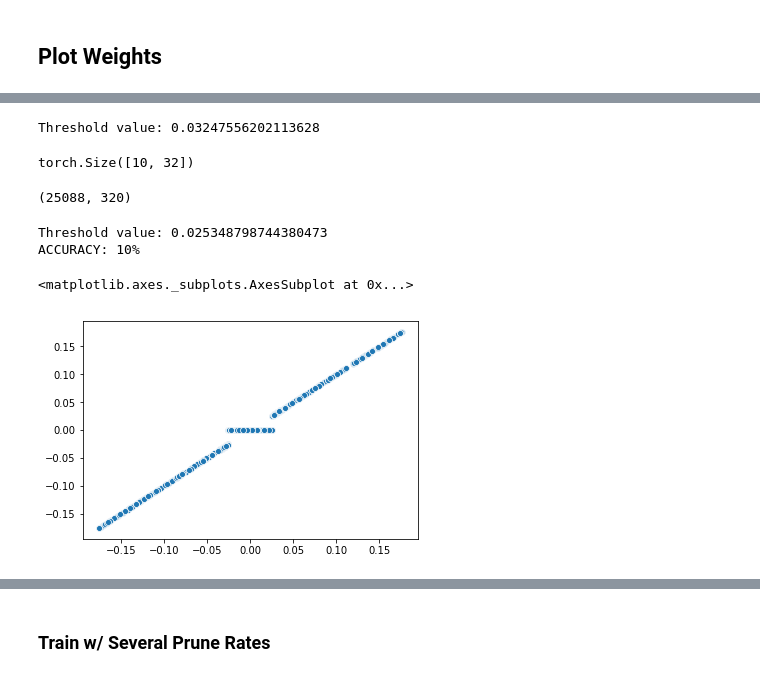
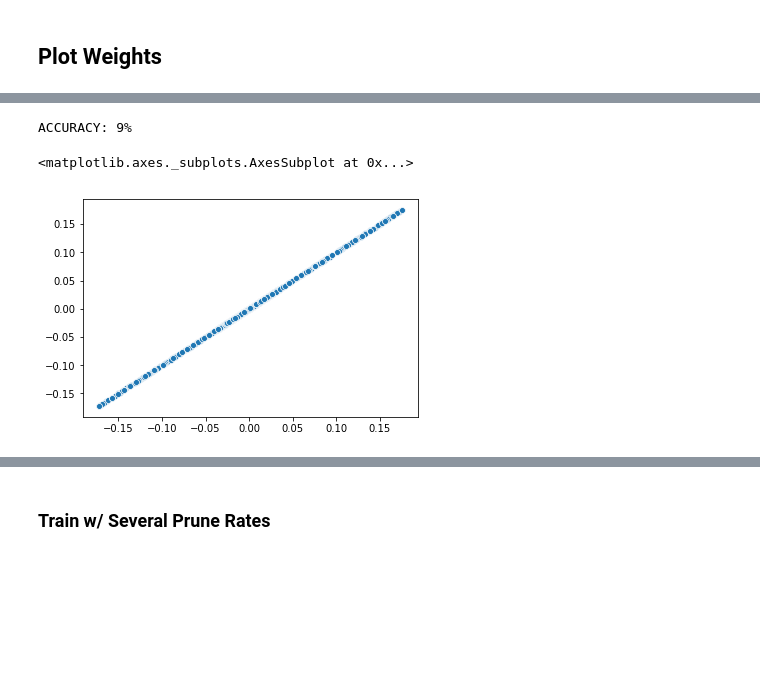
Before and after one commit to rsilveira79/paper_notes, a Jupyter notebook: other_topics/notebooks/lottery_trick_pytorch.ipynb, the cells around one changed output, grey strips where cells are left out. Saved outputs shown, nothing was run; the diff lists cells and outputs as text; code cells hidden in the pictures; blank space fills up the shorter version.

```diff
--- a/other_topics/notebooks/lottery_trick_pytorch.ipynb
+++ b/other_topics/notebooks/lottery_trick_pytorch.ipynb
@@ -320,14 +282,13 @@ def weight_prune_2(model, pruning_perc, prune_method = 'large final'):
 # %%
 def get_weights(model):
     all_weights = []
-    all_weights_sign =[]
     for p in model.parameters():
         if len(p.data.size()) != 1:
             weights = list(p.cpu().data.numpy().flatten())
-            weights_sign = [1 if x>0 else -1 for x in weights]
+            #weights_sign = [1 if x>0 else -1 for x in weights]
             all_weights.append(weights)
-            all_weights_sign.append(weights_sign)
-    return all_weights, all_weights_sign
+            #all_weights_sign.append(weights_sign)
+    return all_weights
 # %%
 def count_zeros_percentage(vec):
     return np.count_nonzero(vec.flatten()==0)/vec.flatten().shape[0]
@@ -358,2 +309,0 @@ tensor([[-0.0067, -0.0279,  0.0224,  ..., -0.0251,  0.0203, -0.0265],
-# %%
-weight_prune_3(model_plot, 90)[1][0]
@@ -369,19 +310,8 @@ tensor([[-1., -1.,  1.,  ..., -1.,  1., -1.],
-# %%
-weight_prune_3(model_plot, 90)
-# %% [output]
-Threshold value: 0.03247556202113628
-torch.Size([10, 32])
-# %%
-len(get_weights(model_plot)[1][0]),len(get_weights(model_plot)[1][1])
-# %% [output]
-(25088, 320)
 # %%
-model_plot_pruned, _ = prune_model(model_plot, 70)
-weights_pruned_untrained, sign_pruned_untrained  = get_weights(model_plot_pruned)
-print('ACCURACY: {}%'.format(test(model_plot_pruned, testloader).numpy()))
+weights_pruned_untrained  = get_weights(model_plot)
+print('ACCURACY: {}%'.format(test(model_plot, testloader).numpy()))
 sns.scatterplot(weights_original[0]+weights_original[1], weights_pruned_untrained[0] + weights_pruned_untrained[1] )
 # %% [output]
-Threshold value: 0.025348798744380473
-ACCURACY: 10%
+ACCURACY: 9%
 <matplotlib.axes._subplots.AxesSubplot at 0x...>
-[figure, old version]
+[figure, new version]
```
Also changed, not shown: parts of 30 cells of this notebook, 4 other files.
